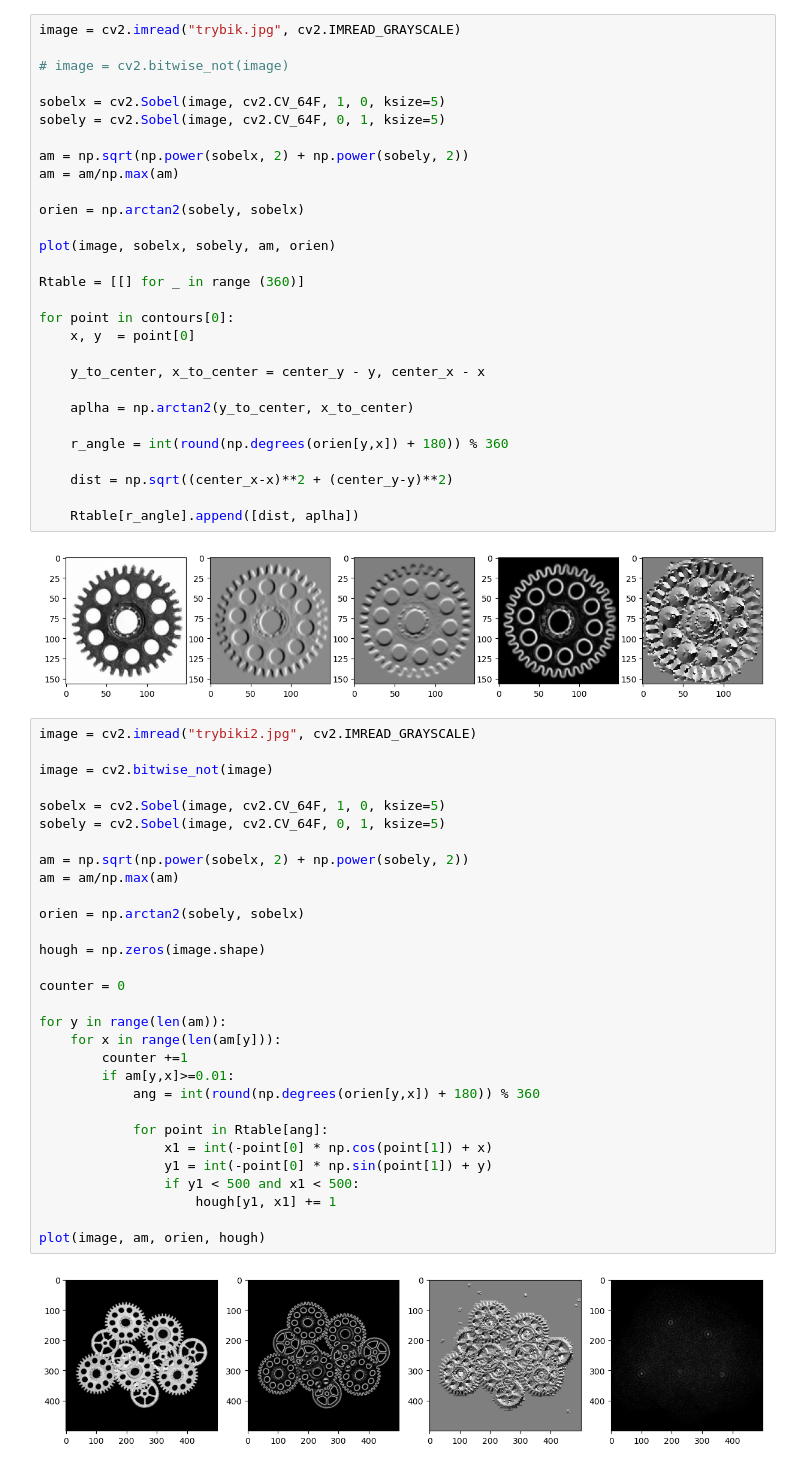
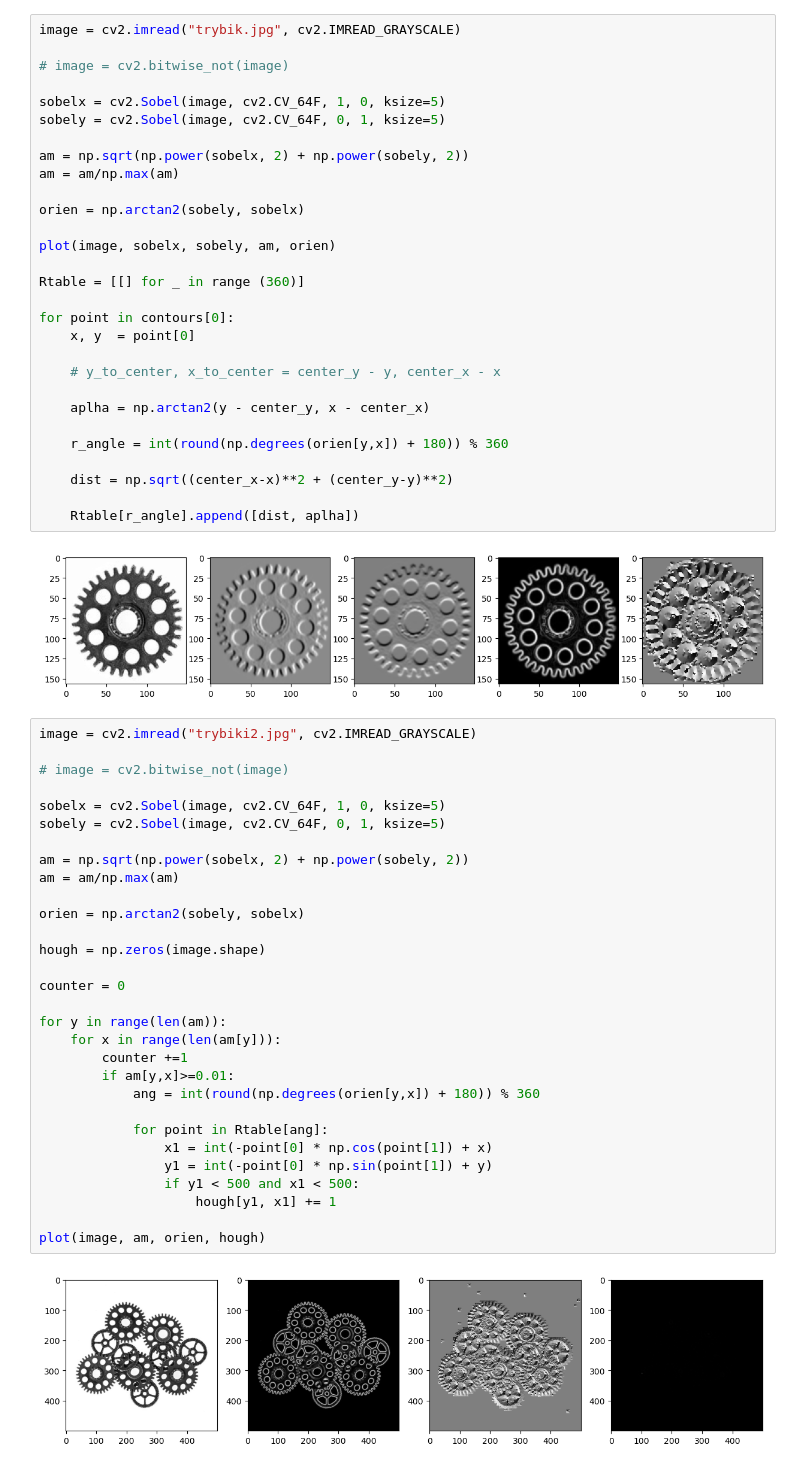
Before and after one commit to kdudek22/zaw, a Jupyter notebook: lab9/Untitled.ipynb, the cells around one changed output. Cells and saved outputs as stored; diff of their text form.

```diff
--- a/lab9/Untitled.ipynb
+++ b/lab9/Untitled.ipynb
@@ -71,9 +71,9 @@ Rtable = [[] for _ in range (360)]
 for point in contours[0]:
     x, y  = point[0]
 
-    y_to_center, x_to_center = center_y - y, center_x - x
+    # y_to_center, x_to_center = center_y - y, center_x - x
 
-    aplha = np.arctan2(y_to_center, x_to_center)
+    aplha = np.arctan2(y - center_y, x - center_x)
 
     r_angle = int(round(np.degrees(orien[y,x]) + 180)) % 360
 
@@ -85,32 +85,32 @@ for point in contours[0]:
 # %%
 image = cv2.imread("trybiki2.jpg", cv2.IMREAD_GRAYSCALE)
 
-image = cv2.bitwise_not(image)
+# image = cv2.bitwise_not(image)
 
 sobelx = cv2.Sobel(image, cv2.CV_64F, 1, 0, ksize=5)
 sobely = cv2.Sobel(image, cv2.CV_64F, 0, 1, ksize=5)
 
 am = np.sqrt(np.power(sobelx, 2) + np.power(sobely, 2))
 am = am/np.max(am)
 
 orien = np.arctan2(sobely, sobelx)
 
 hough = np.zeros(image.shape)
 
 counter = 0
 
 for y in range(len(am)):
     for x in range(len(am[y])):
         counter +=1
         if am[y,x]>=0.01:
             ang = int(round(np.degrees(orien[y,x]) + 180)) % 360
 
             for point in Rtable[ang]:
                 x1 = int(-point[0] * np.cos(point[1]) + x)
                 y1 = int(-point[0] * np.sin(point[1]) + y)
                 if y1 < 500 and x1 < 500:
                     hough[y1, x1] += 1
 
 plot(image, am, orien, hough)
 # %% [output]
-[figure, old version]
+[figure, new version]
```
Also changed, not shown: parts of 5 cells of this notebook.
